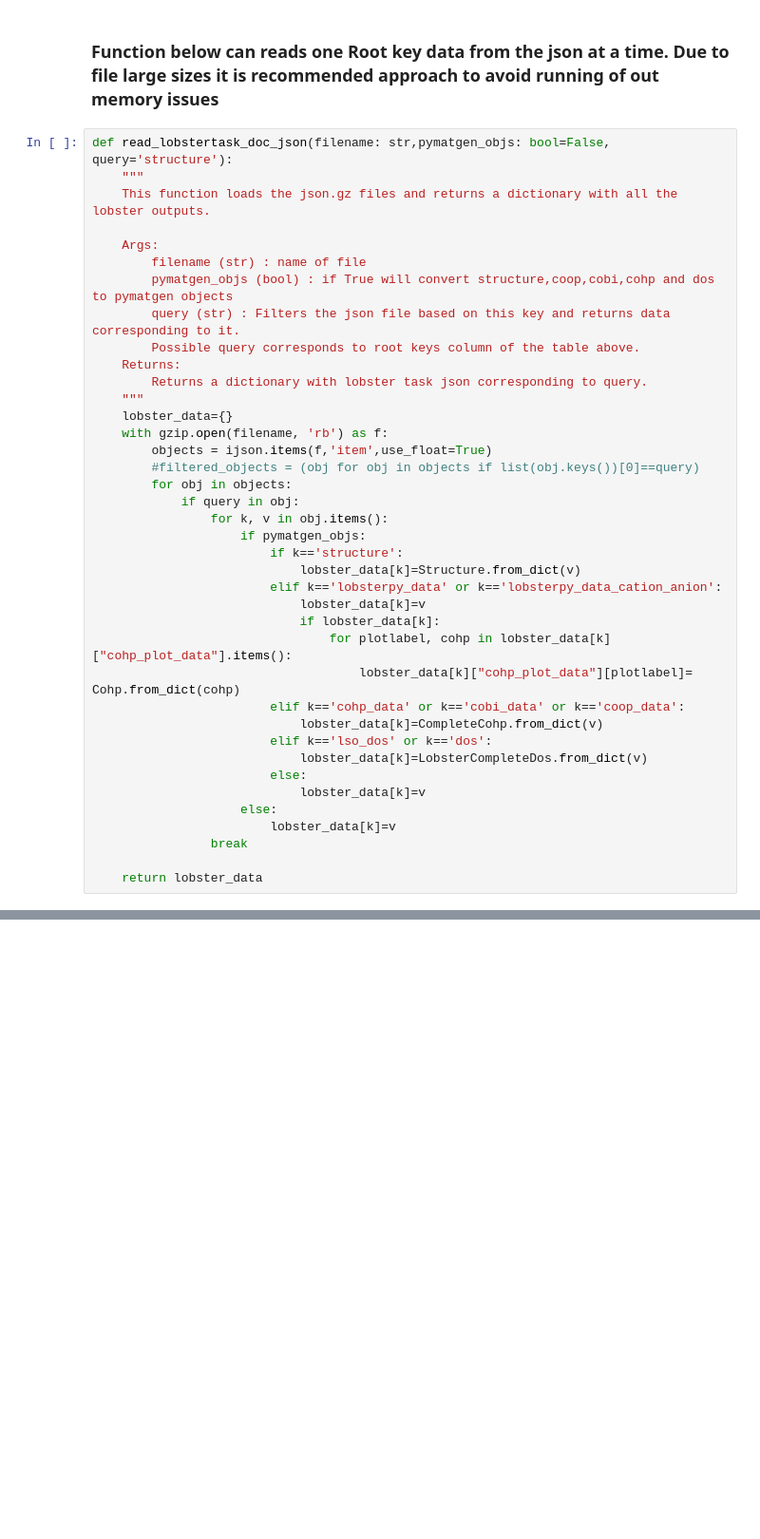
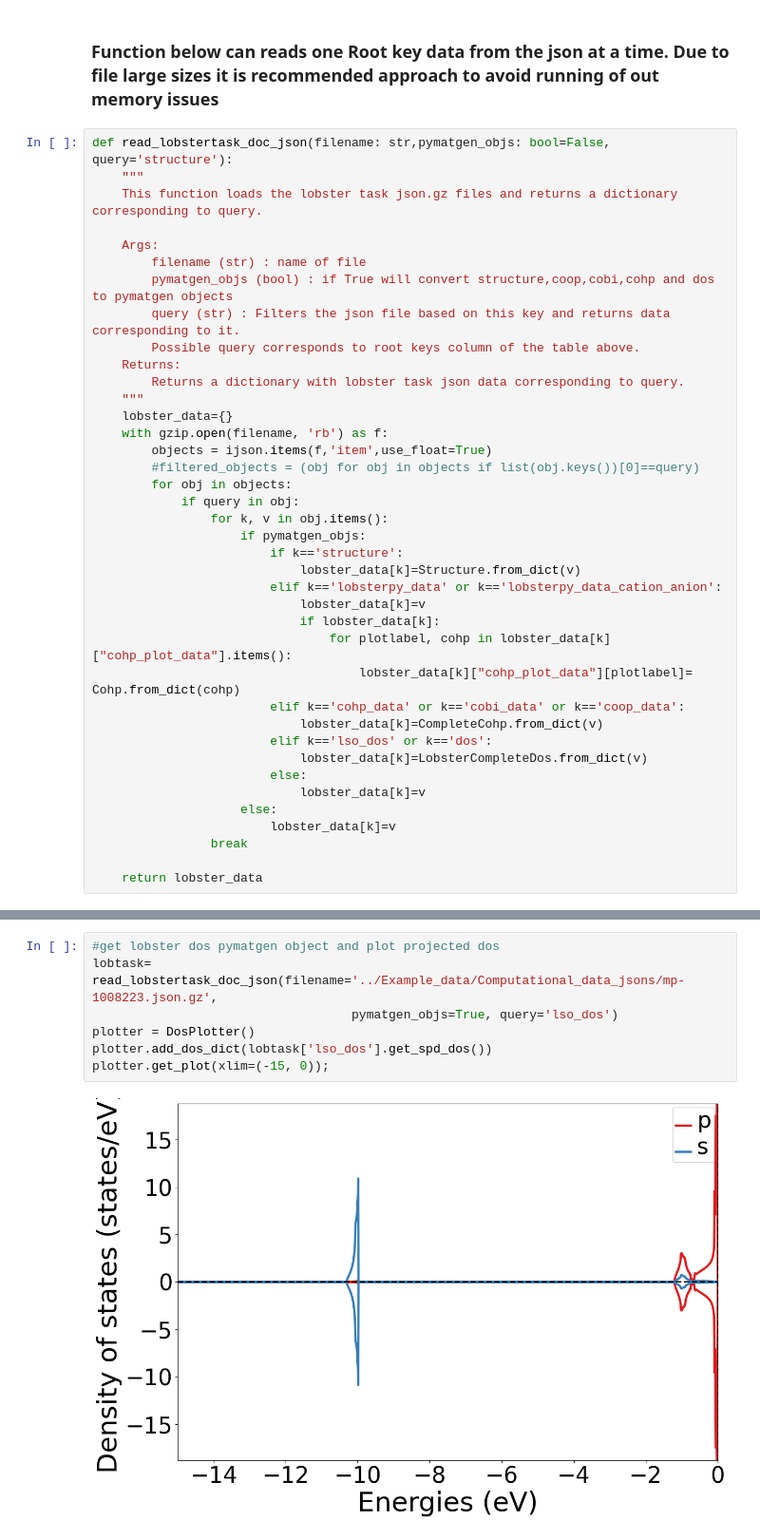
Before and after one commit to naik-aakash/lobster-database-paper-analysis-scripts, a Jupyter notebook: Read_data_records/Read_computational_data_json.ipynb, the cells around one changed output, grey strips where cells are left out. Shown at 95% size. Cells and saved outputs as stored; diff of their text form; blank space fills up the shorter version.

Commit message:
Add example snippets to read and visualize data from json file

```diff
--- a/Read_data_records/Read_computational_data_json.ipynb
+++ b/Read_data_records/Read_computational_data_json.ipynb
@@ -126,7 +127,7 @@ from atomate2.lobster.schemas import LobsterTaskDocument
 # %%
 def read_lobstertask_doc_json(filename: str,pymatgen_objs: bool=False, query='structure'):
     """
-    This function loads the json.gz files and returns a dictionary with all the lobster outputs.
+    This function loads the lobster task json.gz files and returns a dictionary corresponding to query.
 
     Args:
         filename (str) : name of file
@@ -134,7 +135,7 @@ def read_lobstertask_doc_json(filename: str,pymatgen_objs: bool=False, query='st
         query (str) : Filters the json file based on this key and returns data corresponding to it.
         Possible query corresponds to root keys column of the table above.
     Returns:
-        Returns a dictionary with lobster task json corresponding to query.
+        Returns a dictionary with lobster task json data corresponding to query.
     """
     lobster_data={}
     with gzip.open(filename, 'rb') as f:
@@ -167,0 +192,9 @@ lobtask= read_lobstertask_doc_json(filename='../Example_data/Computational_data_
+# %%
+#get lobster dos pymatgen object and plot projected dos
+lobtask= read_lobstertask_doc_json(filename='../Example_data/Computational_data_jsons/mp-1008223.json.gz',
+                                   pymatgen_objs=True, query='lso_dos')
+plotter = DosPlotter()
+plotter.add_dos_dict(lobtask['lso_dos'].get_spd_dos())
+plotter.get_plot(xlim=(-15, 0));
+# %% [output]
+[figure, added]
```
Also changed, not shown: parts of 4 cells of this notebook, 1 other file.
